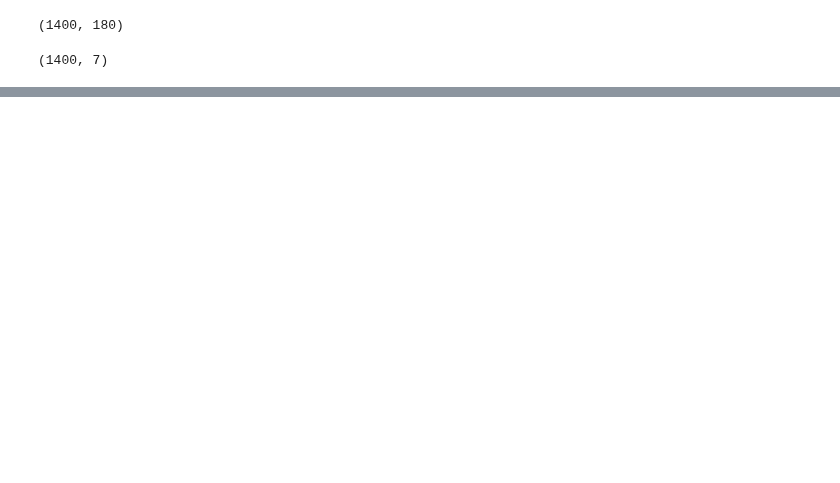
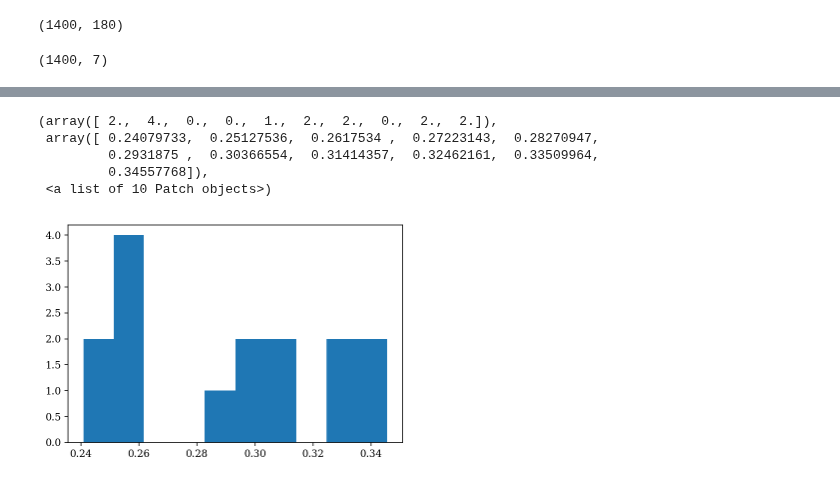
Before and after one commit to KuanWang-Astro/Fisher-paper-version, a Jupyter notebook: Plot_df-dp.ipynb, the cells around one changed output, grey strips where cells are left out. Drawn from its saved outputs; the diff is of its cells as text; code cells hidden in the pictures; blank space fills up the shorter version.

```diff
--- a/Plot_df-dp.ipynb
+++ b/Plot_df-dp.ipynb
@@ -44,0 +47,13 @@ plot_fi_pj(5,93,'-21.0')
+# %%
+postcov_w21p0 = []
+for seed in seed_21p0:
+    postcov_w21p0.append(postcov_dict_21p0[seed]['w'])
+postcov_w21p0 = np.array(postcov_w21p0)
+plt.hist(np.sqrt(postcov_w21p0[:,5,5]))
+# %% [output]
+(array([ 2.,  4.,  0.,  0.,  1.,  2.,  2.,  0.,  2.,  2.]),
+ array([ 0.24079733,  0.25127536,  0.2617534 ,  0.27223143,  0.28270947,
+         0.2931875 ,  0.30366554,  0.31414357,  0.32462161,  0.33509964,
+         0.34557768]),
+ <a list of 10 Patch objects>)
+[figure, added]
```
Also changed, not shown: parts of 6 cells of this notebook, 3 other files.
